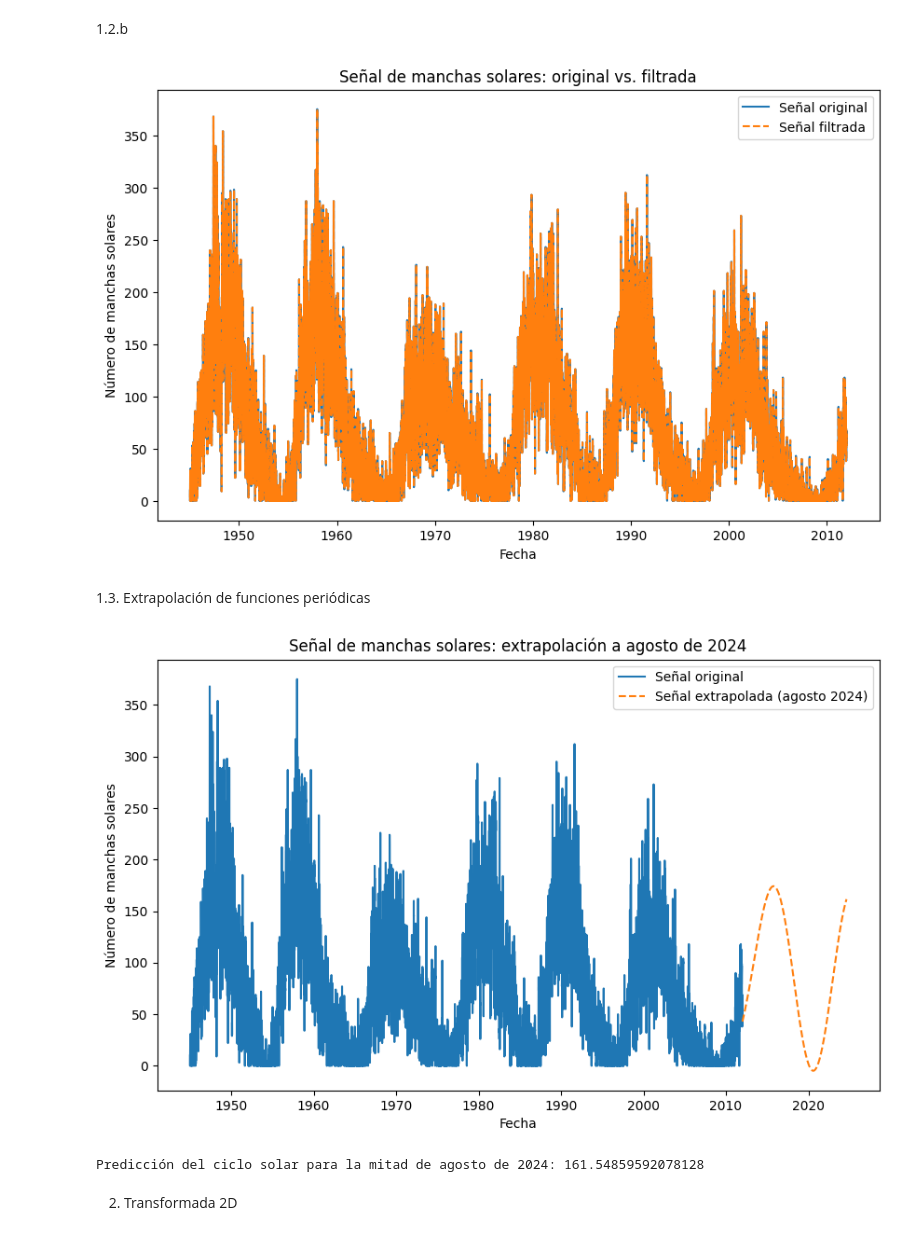
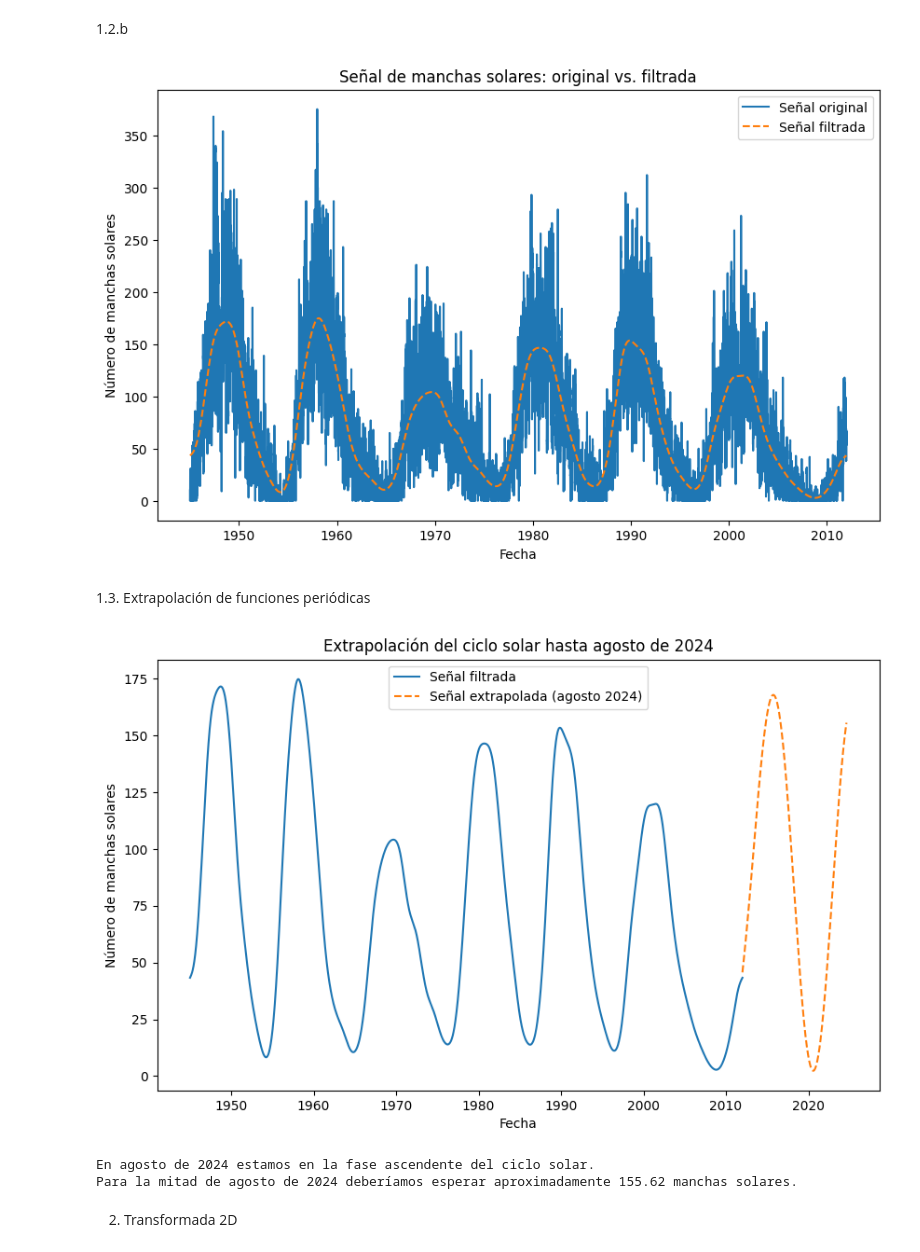
Before and after one commit to sarchilagomez1/MetodosComputacionales2-Fuentes-Archila, a Jupyter notebook: Taller2_fuentesarchila.ipynb, the cells around one changed output. Drawn from its saved outputs; the diff is of its cells as text; code cells hidden in the pictures.

```diff
--- a/Taller2_fuentesarchila.ipynb
+++ b/Taller2_fuentesarchila.ipynb
@@ -37,19 +39,11 @@ La frecuencia principal de la señal es fp = 0.0002451781627983001 (1/días)
 El período del ciclo solar es Pdías = 4078.6666666666665 días ó Paños = 11.17 años.
 # %% [markdown]
 1.2. Reducción de ruido: Filtro pasabajas
-# %%
-
-#Transformada de la señal original
-fft_manchas = np.fft.fft(df['SSN'])
-frecuencias = np.fft.fftfreq(len(df), d=1)
-
-alpha = 0.001
-def filtro_gauss(f, alpha):
-    return np.exp(-(f * alpha )**2)
-
-filtro = filtro_gauss(frecuencias, alpha)
-
-fft_manchas_filtrada = fft_manchas * filtro
+# %%
+#Aplico filtro gaussiano
+alfa = 1000
+filtro = np.exp(-(frecuencias* alfa )**2)
+fft_manchas_filtrada = filtro * fft_manchas
 # %% [markdown]
 1.2.a
 # %%
@@ -79,52 +74,53 @@ plt.legend()
 plt.title('Señal de manchas solares: original vs. filtrada')
 plt.show()
 # %% [output]
-[figure, old version]
+[figure, new version]
 # %% [markdown]
 1.3. Extrapolación de funciones periódicas
 # %%
+#Parámetros de la extrapolación
+n = 10
+fecha_final = pd.Timestamp('2024-08-15')
+N = len(df)
 
-n = 10  # Número de armónicos a considerar
-fecha_inicial = df.index[-1]  # Última fecha de los datos disponibles
-fecha_final = pd.Timestamp('2024-08-15')  # Fecha de interés (mitad de agosto de 2024)
-N = len(df)  # Longitud original de los datos
-
-# Transformada de Fourier de la señal original
-fft_manchas = np.fft.fft(df['SSN'])
+#Transformada de Fourier de la señal filtrada
+fft_manchas = np.fft.fft(manchas_filtrada)
 frecuencias = np.fft.fftfreq(N, d=1)
 
-# Selección de los primeros y últimos n armónicos
+#Selección de los primeros y últimos n armónicos
 harmonicos_indices = np.concatenate([np.arange(n), np.arange(-n, 0)])
 harmonicos_frecuencias = frecuencias[harmonicos_indices]
 harmonicos_Fk = fft_manchas[harmonicos_indices]
 
-# Crear un array de tiempos para extrapolar la señal (desde la última fecha hasta 2024)
-dias_extrapolacion = pd.date_range(start=fecha_inicial, end=fecha_final, freq='D')
-t_extrapolacion = np.arange(len(dias_extrapolacion)) + N  # Usamos tiempos continuados desde los datos originales
+#Crear un array de tiempos para extrapolar la señal (desde la última fecha hasta 2024)
+dias_extrapolacion = pd.date_range(start=df.index[-1], end=fecha_final, freq='D')
+t_extrapolacion = np.arange(len(dias_extrapolacion)) + N
 
-# Calcular la señal extrapolada
+#Calcular la señal extrapolada
 y_extrapolada = np.zeros(len(t_extrapolacion), dtype=complex)
 
-for k in range(2 * n):
+for k in range(2*n):
     y_extrapolada += harmonicos_Fk[k] * np.exp(2j * np.pi * harmonicos_frecuencias[k] * t_extrapolacion)
 
-y_extrapolada /= N  # Normalización
+y_extrapolada /= N
 
-# Graficar la señal original y la extrapolada
+#Graficar la señal original y la extrapolada
 plt.figure(figsize=(10, 6))
-plt.plot(df.index, df['SSN'], label='Señal original')
+plt.plot(df.index, manchas_filtrada, label='Señal filtrada')
 plt.plot(dias_extrapolacion, y_extrapolada.real, label='Señal extrapolada (agosto 2024)', linestyle='--')
 plt.xlabel('Fecha')
 plt.ylabel('Número de manchas solares')
 plt.legend()
-plt.title('Señal de manchas solares: extrapolación a agosto de 2024')
+plt.title('Extrapolación del ciclo solar hasta agosto de 2024')
 plt.show()
 
-# Respuesta a las preguntas:
-print("Predicción del ciclo solar para la mitad de agosto de 2024:", y_extrapolada.real[-1])
+#Respuesta a las preguntas:
+print("En agosto de 2024 estamos en la fase ascendente del ciclo solar.")
+print(f"Para la mitad de agosto de 2024 deberíamos esperar aproximadamente {round(y_extrapolada.real[-1], 3)} manchas solares.")
 # %% [output]
-[figure, old version]
+[figure, new version]
-Predicción del ciclo solar para la mitad de agosto de 2024: 161.54859592078128
+En agosto de 2024 estamos en la fase ascendente del ciclo solar.
+Para la mitad de agosto de 2024 deberíamos esperar aproximadamente 155.62 manchas solares.
 # %% [markdown]
 2. Transformada 2D
 # %%
```
Also changed, not shown: parts of 4 cells of this notebook.
